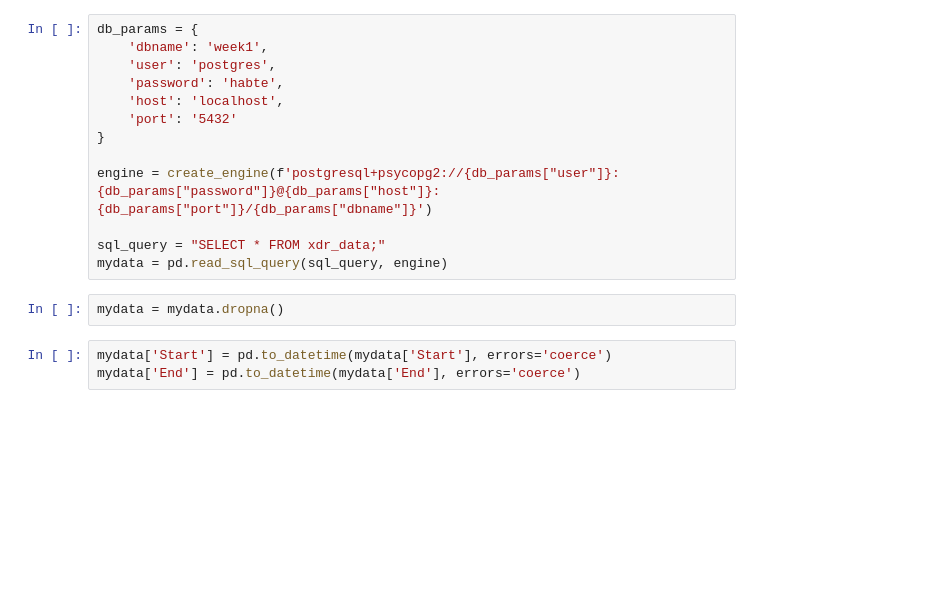
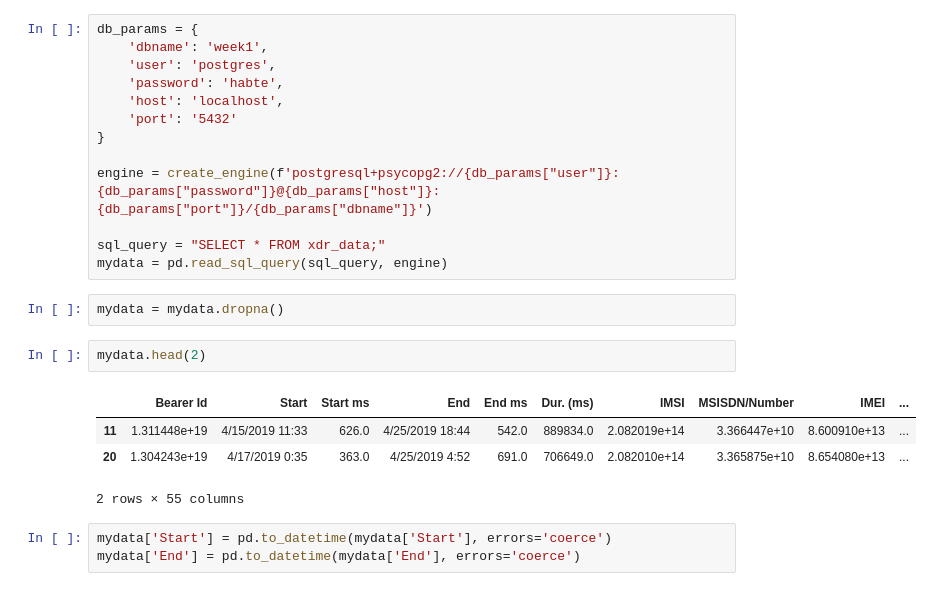
Before and after one commit to HabtamuFeyera/TellComm_Analysis, a Jupyter notebook: myModularization.ipynb, the cells around one changed output. Cells and saved outputs as stored; diff of their text form; blank space fills up the shorter version.

```diff
--- a/myModularization.ipynb
+++ b/myModularization.ipynb
@@ -20,6 +20,13 @@ sql_query = "SELECT * FROM xdr_data;"
 mydata = pd.read_sql_query(sql_query, engine)
 # %%
 mydata = mydata.dropna()
+# %%
+mydata.head(2)
+# %% [output]
+|  | Bearer Id | Start | Start ms | End | End ms | Dur. (ms) | IMSI | MSISDN/Number | IMEI | ... |
+| 11 | 1.311448e+19 | 4/15/2019 11:33 | 626.0 | 4/25/2019 18:44 | 542.0 | 889834.0 | 2.082019e+14 | 3.366447e+10 | 8.600910e+13 | ... |
+| 20 | 1.304243e+19 | 4/17/2019 0:35 | 363.0 | 4/25/2019 4:52 | 691.0 | 706649.0 | 2.082010e+14 | 3.365875e+10 | 8.654080e+13 | ... |
+2 rows × 55 columns
 # %%
 mydata['Start'] = pd.to_datetime(mydata['Start'], errors='coerce')
 mydata['End'] = pd.to_datetime(mydata['End'], errors='coerce')
```
Also changed, not shown: parts of 17 cells of this notebook, 1 other file.
